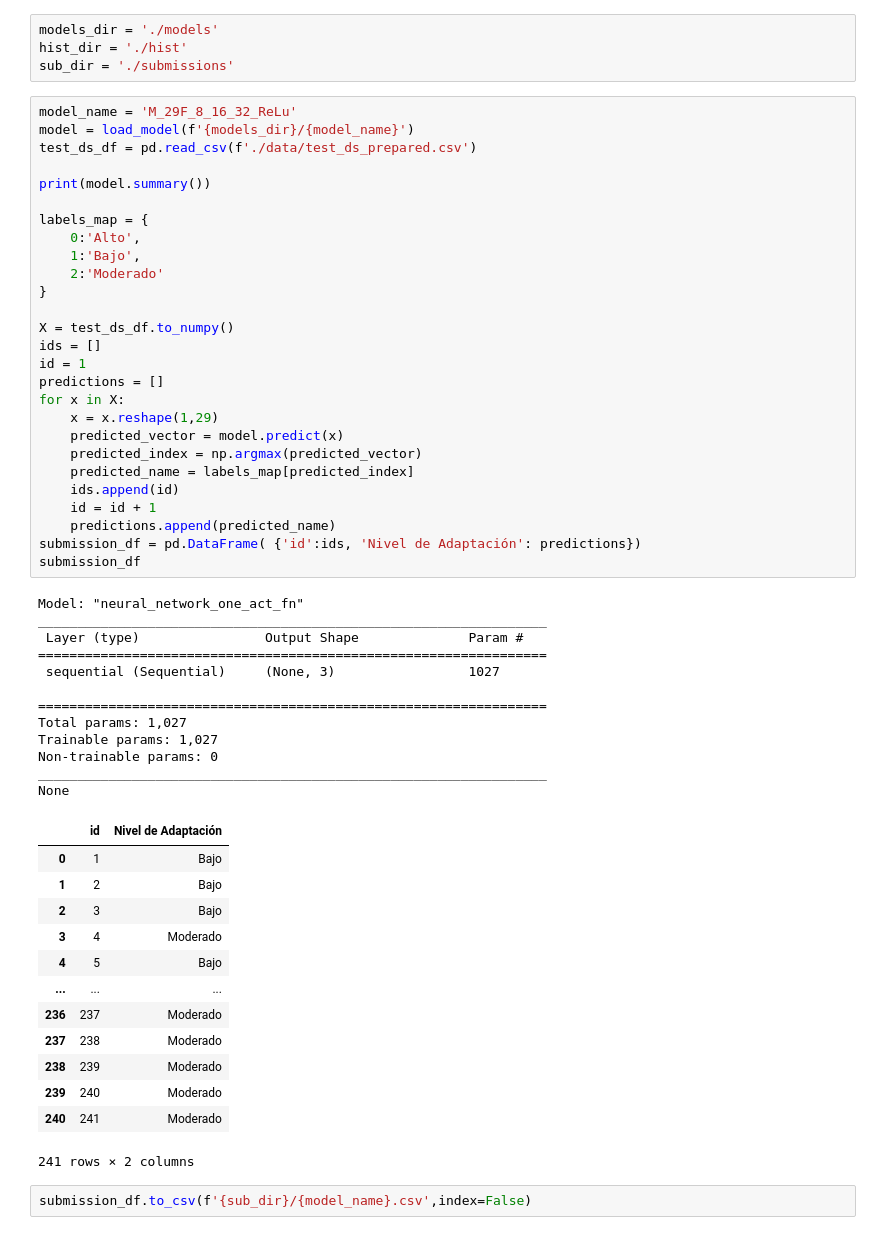
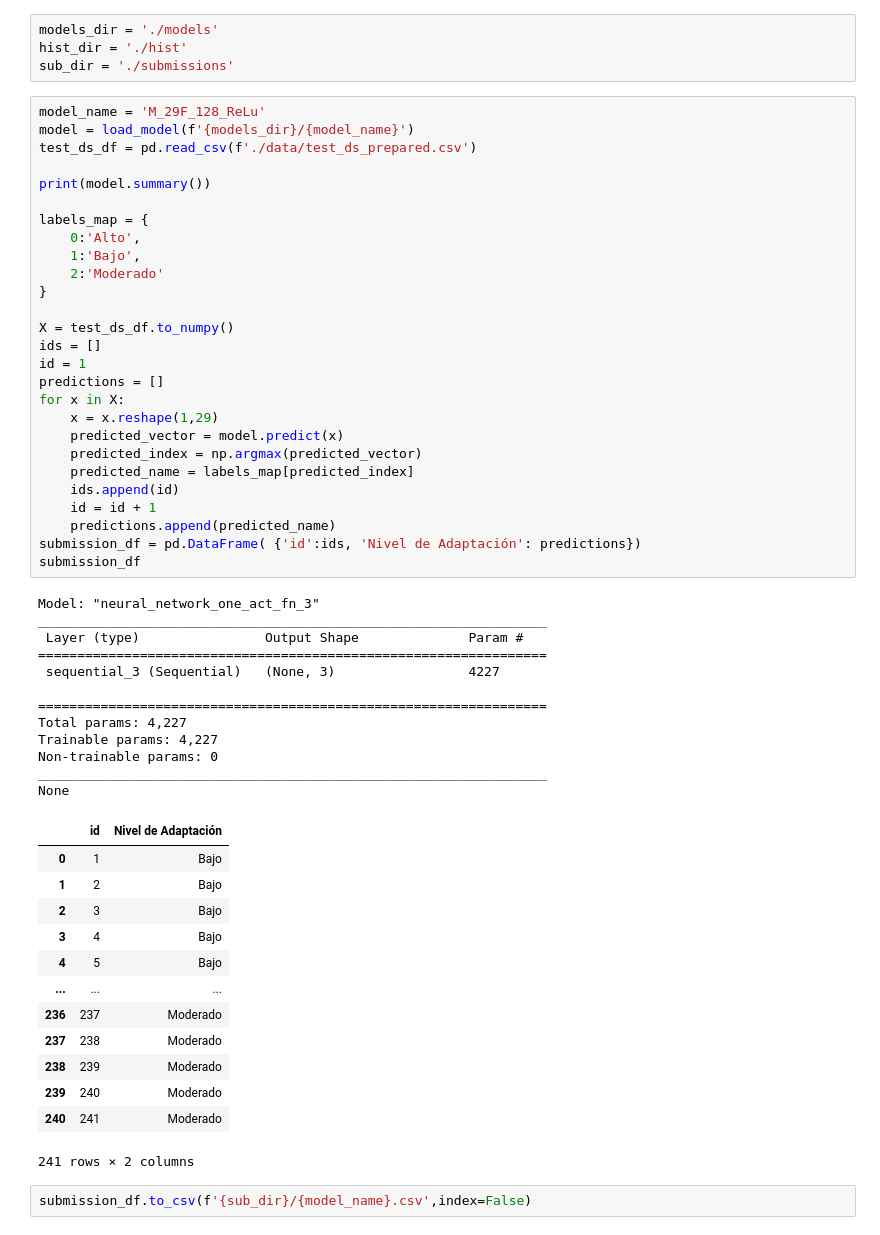
Before and after one commit to kevca87/UCB_SIN_Assignment5, a Jupyter notebook: predictions.ipynb, the cells around one changed output. Cells and saved outputs as stored; diff of their text form.

```diff
--- a/predictions.ipynb
+++ b/predictions.ipynb
@@ -7,7 +7,7 @@ models_dir = './models'
 hist_dir = './hist'
 sub_dir = './submissions'
 # %%
-model_name = 'M_29F_8_16_32_ReLu'
+model_name = 'M_29F_128_ReLu'
 model = load_model(f'{models_dir}/{model_name}')
 test_ds_df = pd.read_csv(f'./data/test_ds_prepared.csv')
 
@@ -19,38 +19,38 @@ labels_map = {
     2:'Moderado'
 }
 
 X = test_ds_df.to_numpy()
 ids = []
 id = 1
 predictions = []
 for x in X:
     x = x.reshape(1,29)
     predicted_vector = model.predict(x)
     predicted_index = np.argmax(predicted_vector)
     predicted_name = labels_map[predicted_index]
     ids.append(id)
     id = id + 1
     predictions.append(predicted_name)
 submission_df = pd.DataFrame( {'id':ids, 'Nivel de Adaptación': predictions})
 submission_df
 # %% [output]
-Model: "neural_network_one_act_fn"
+Model: "neural_network_one_act_fn_3"
 _________________________________________________________________
  Layer (type)                Output Shape              Param #
 =================================================================
- sequential (Sequential)     (None, 3)                 1027
+ sequential_3 (Sequential)   (None, 3)                 4227
 
 =================================================================
-Total params: 1,027
-Trainable params: 1,027
+Total params: 4,227
+Trainable params: 4,227
 Non-trainable params: 0
 _________________________________________________________________
 None
 |  | id | Nivel de Adaptación |
 | 0 | 1 | Bajo |
 | 1 | 2 | Bajo |
 | 2 | 3 | Bajo |
-| 3 | 4 | Moderado |
+| 3 | 4 | Bajo |
 | 4 | 5 | Bajo |
 | ... | ... | ... |
 | 236 | 237 | Moderado |
```
Also changed, not shown: 2 other files.
